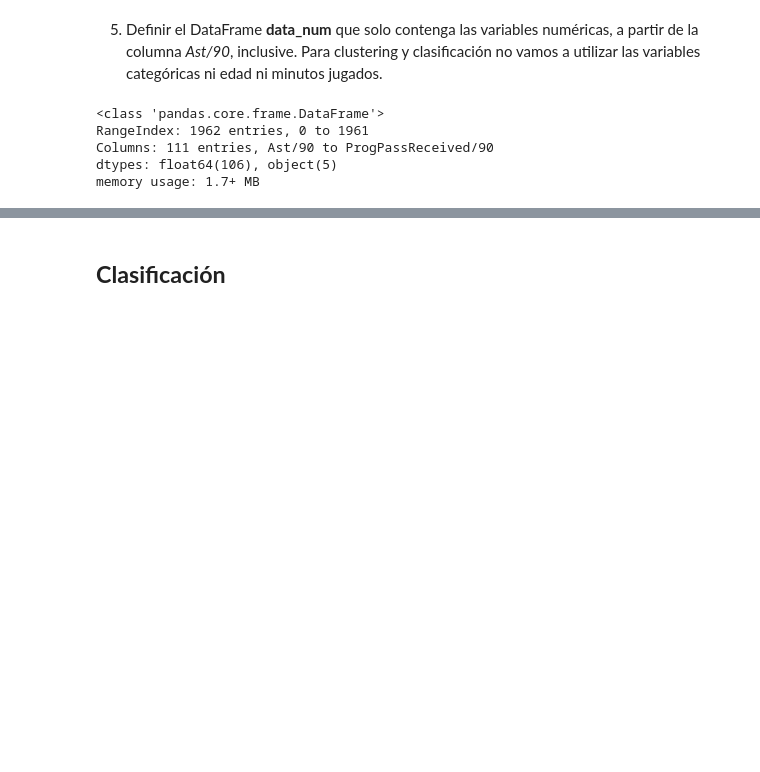
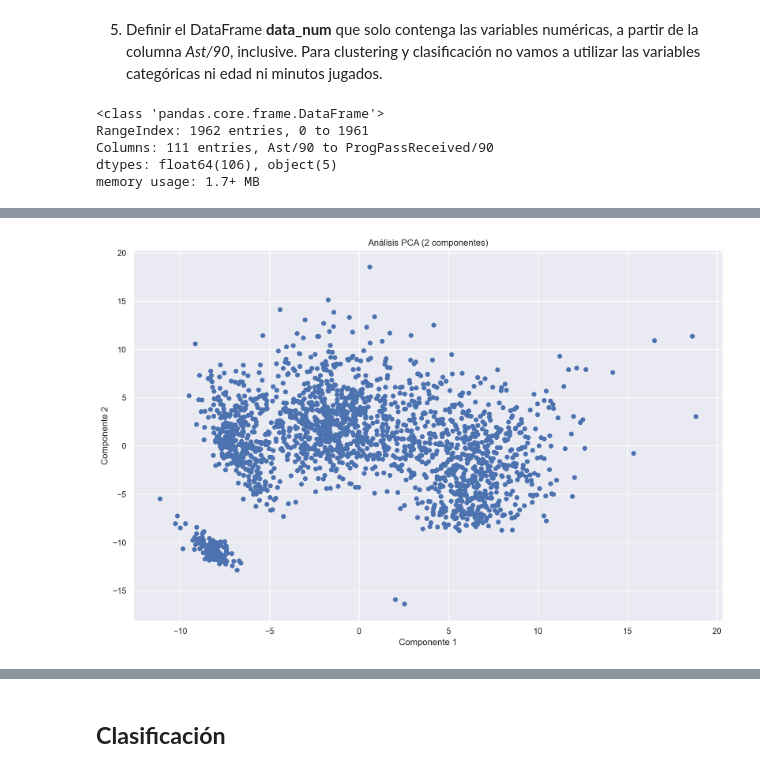
Before and after one commit to mgresnik/trabajo_practico_nro_2, a Jupyter notebook: Laboratorio_de_datos_(LCD)_IC_2024_Trabajo_Práctico_N°_2.ipynb, the cells around one changed output, grey strips where cells are left out. Cells and saved outputs as stored; diff of their text form; code cells hidden in the pictures; blank space fills up the shorter version.

```diff
--- a/Laboratorio_de_datos_(LCD)_IC_2024_Trabajo_Práctico_N°_2.ipynb
+++ b/Laboratorio_de_datos_(LCD)_IC_2024_Trabajo_Práctico_N°_2.ipynb
@@ -133,0 +185,19 @@ memory usage: 1.6 MB
+# %%
+# Se aplica reescalado por normalización:
+data_norm = StandardScaler().fit_transform(data_num)
+
+# Se define el modelo:
+pca = PCA(n_components=2)
+
+# Se entrena el modelo:
+df_pca = pca.fit_transform(data_norm)
+# %%
+# Se grafica el resultado:
+(
+    so.Plot(x = df_pca[:,0], y = df_pca[:,1])
+    .add(so.Dot())
+    .label(title = "Análisis PCA (2 componentes)", x = "Componente 1", y = "Componente 2")
+    .layout(size=(12,8))
+)
+# %% [output]
+[figure, added]
```
Also changed, not shown: parts of 38 cells of this notebook.
